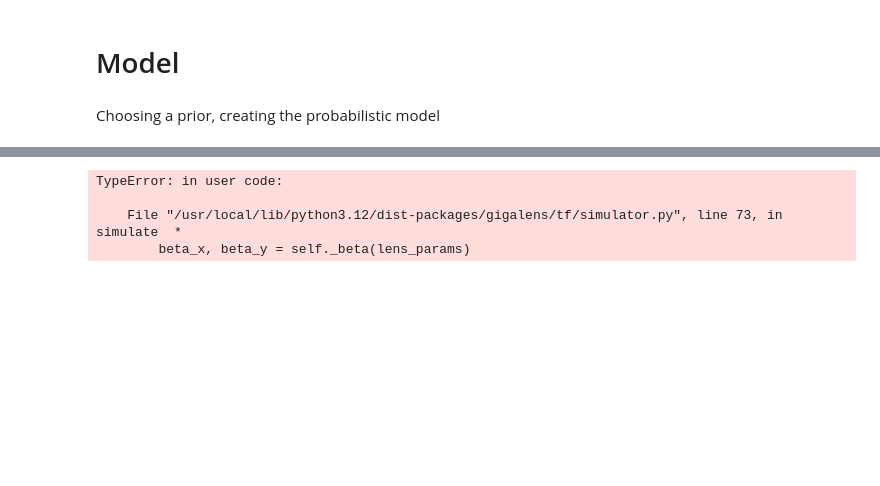
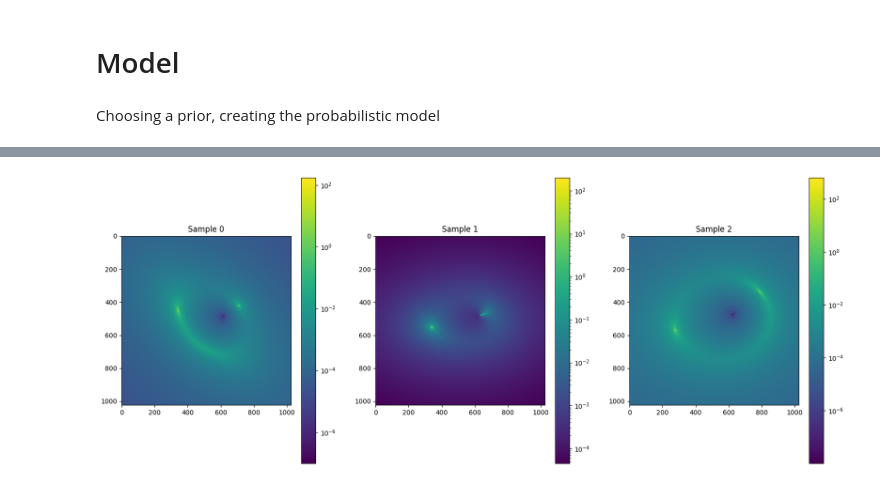
Before and after one commit to oscar-s-p/GL-PS, a Jupyter notebook: notebooks/test_2025wny.ipynb, the cells around one changed output, grey strips where cells are left out. Drawn from its saved outputs; the diff is of its cells as text; code cells hidden in the pictures; blank space fills up the shorter version.

```diff
--- a/notebooks/test_2025wny.ipynb
+++ b/notebooks/test_2025wny.ipynb
@@ -293,21 +309,10 @@ Sample parameters
 # %%
-# simulated image with everything
-sim_image = lens_sim.simulate(example)
+# simulated image with example of sampled mass distribution and truth source light
 fig, ax = plt.subplots(1, 3, figsize=(20, 8))
-im = ax[0].imshow(sim_image, norm = 'log')#, vmin=0, vmax=10)
-plt.colorbar(im, ax = ax[0])
-ax[0].set_title("simulated imag with truth")
-# simulated image without lensing galaxy light
-lens_omitted_img= lens_sim.simulate([truth[0],[],truth[2]])
-im = ax[1].imshow(lens_omitted_img, norm = 'log')#, vmin=0, vmax=10)
-plt.colorbar(im, ax = ax[1])
-ax[1].set_title("simulated image without lensing galaxy light")
-#image difference
-im = ax[2].imshow(sim_image - lens_omitted_img, norm='log')#, vmin=-10, vmax=10)
-plt.colorbar(im, ax = ax[2])
-ax[2].set_title("image difference")
+for i, ex in enumerate([example1, example2, example3]):
+  sim_image = lens_sim.simulate([ex, [], truth_test[2]])
+  im = ax[i].imshow(sim_image, norm = 'log')#, vmin=0, vmax=10)
+  plt.colorbar(im, ax = ax[i])
+  ax[i].set_title('Sample %i'%i)
 # %% [output]
-TypeError: in user code:
-
-    File "/usr/local/lib/python3.12/dist-packages/gigalens/tf/simulator.py", line 73, in simulate  *
-        beta_x, beta_y = self._beta(lens_params)
+[figure, added]
```
Also changed, not shown: parts of 7 cells of this notebook, 1 other file.
